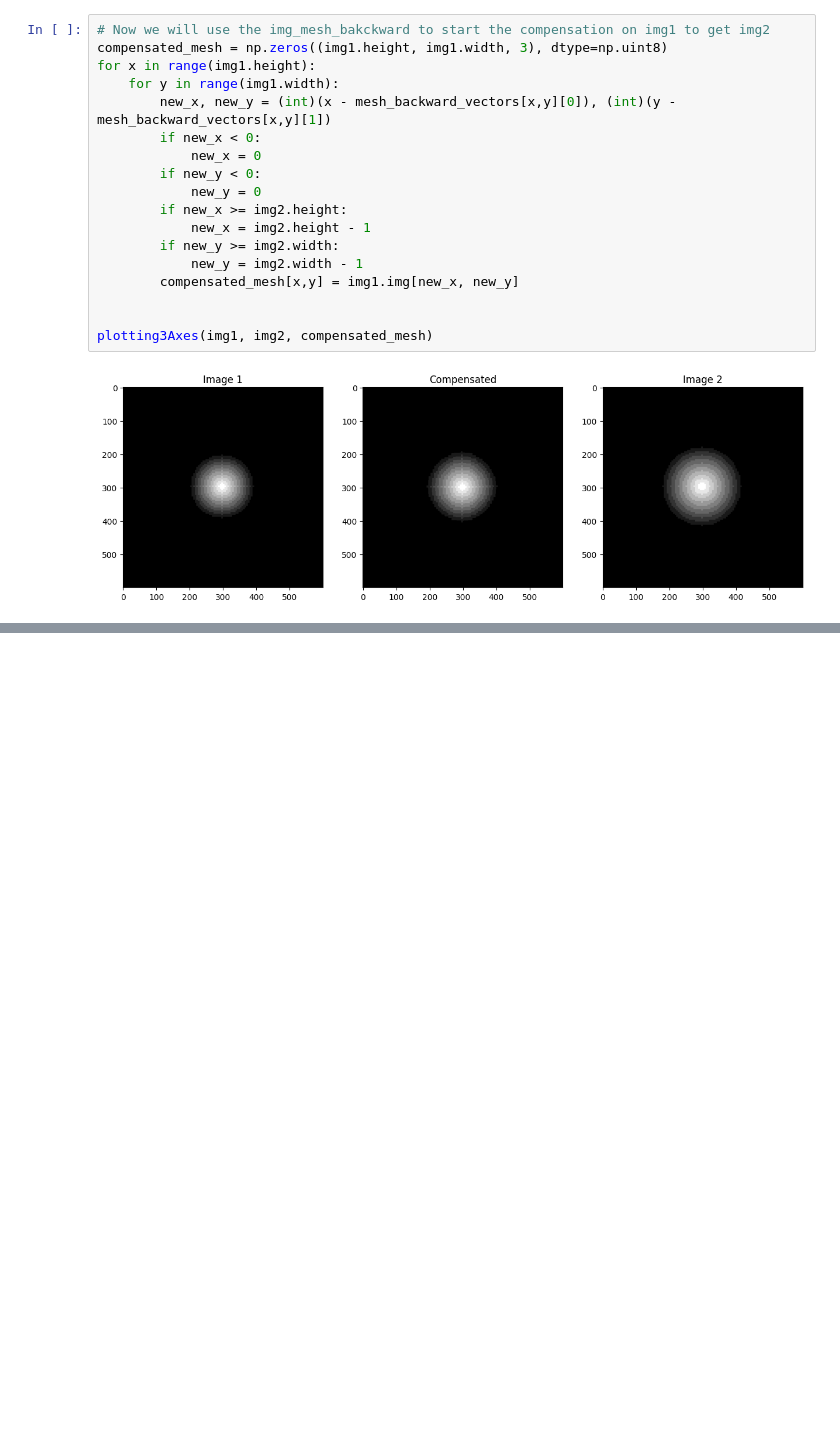
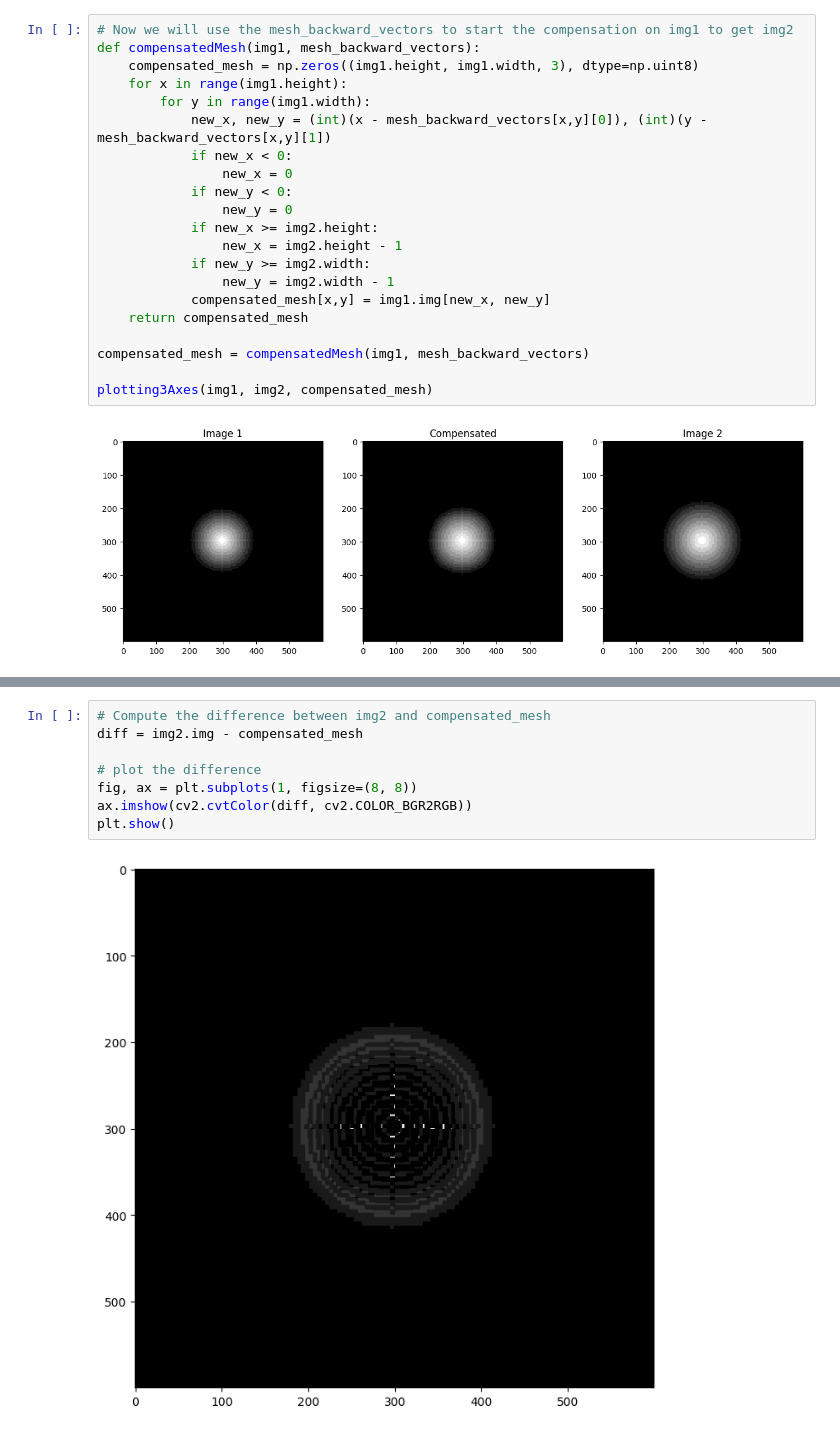
Before and after one commit to Coartix/VIdeoProcessing, a Jupyter notebook: Motion Compensation.ipynb, the cells around one changed output, grey strips where cells are left out. Cells and saved outputs as stored; diff of their text form; blank space fills up the shorter version.

```diff
--- a/Motion Compensation.ipynb
+++ b/Motion Compensation.ipynb
@@ -410,21 +393,24 @@ plt.show()
 # %% [output]
 [figure]
 # %%
-# Now we will use the img_mesh_bakckward to start the compensation on img1 to get img2
-compensated_mesh = np.zeros((img1.height, img1.width, 3), dtype=np.uint8)
-for x in range(img1.height):
-    for y in range(img1.width):
-        new_x, new_y = (int)(x - mesh_backward_vectors[x,y][0]), (int)(y - mesh_backward_vectors[x,y][1])
-        if new_x < 0:
-            new_x = 0
-        if new_y < 0:
-            new_y = 0
-        if new_x >= img2.height:
-            new_x = img2.height - 1
-        if new_y >= img2.width:
-            new_y = img2.width - 1
-        compensated_mesh[x,y] = img1.img[new_x, new_y]
+# Now we will use the mesh_backward_vectors to start the compensation on img1 to get img2
+def compensatedMesh(img1, mesh_backward_vectors):
+    compensated_mesh = np.zeros((img1.height, img1.width, 3), dtype=np.uint8)
+    for x in range(img1.height):
+        for y in range(img1.width):
+            new_x, new_y = (int)(x - mesh_backward_vectors[x,y][0]), (int)(y - mesh_backward_vectors[x,y][1])
+            if new_x < 0:
+                new_x = 0
+            if new_y < 0:
+                new_y = 0
+            if new_x >= img2.height:
+                new_x = img2.height - 1
+            if new_y >= img2.width:
+                new_y = img2.width - 1
+            compensated_mesh[x,y] = img1.img[new_x, new_y]
+    return compensated_mesh
 
+compensated_mesh = compensatedMesh(img1, mesh_backward_vectors)
 
 plotting3Axes(img1, img2, compensated_mesh)
 # %% [output]
@@ -437,0 +428,10 @@ MSE: 7.418333333333333
+# %%
+# Compute the difference between img2 and compensated_mesh
+diff = img2.img - compensated_mesh
+
+# plot the difference
+fig, ax = plt.subplots(1, figsize=(8, 8))
+ax.imshow(cv2.cvtColor(diff, cv2.COLOR_BGR2RGB))
+plt.show()
+# %% [output]
+[figure, added]
```
Also changed, not shown: parts of 7 cells of this notebook, 1 other file.
